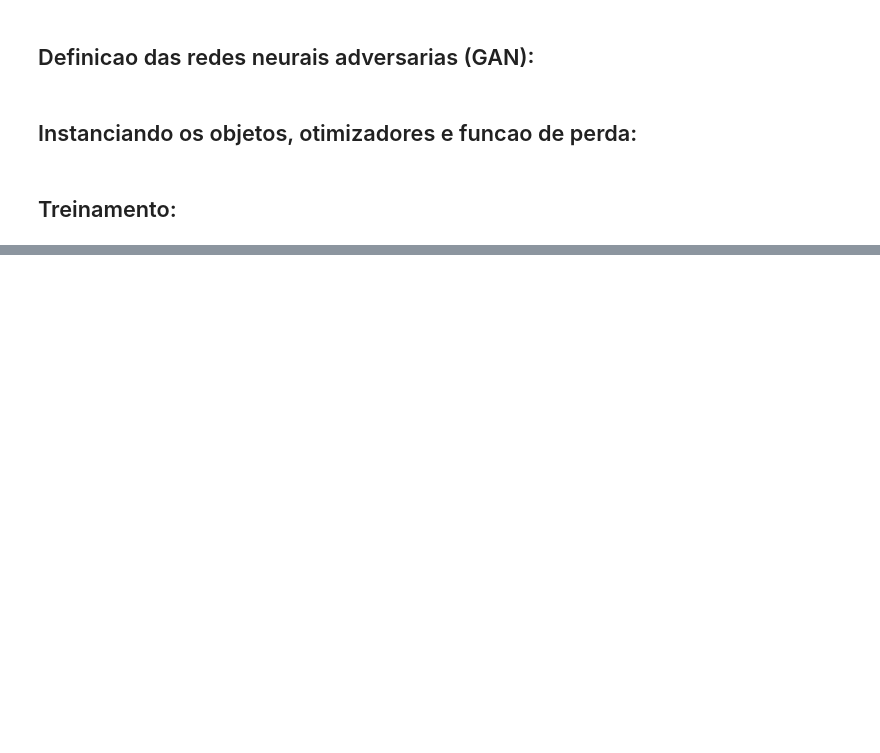
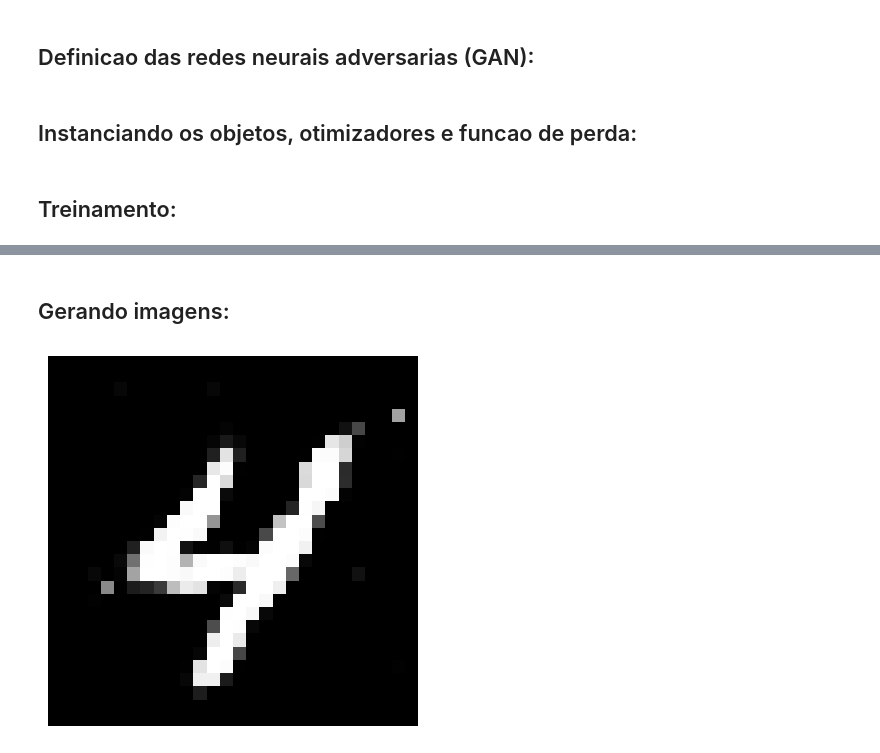
Before and after one commit to FelipeMeiga/tcc, a Jupyter notebook: gan.ipynb, the cells around one changed output, grey strips where cells are left out. Saved outputs shown, nothing was run; the diff lists cells and outputs as text; code cells hidden in the pictures; blank space fills up the shorter version.

```diff
--- a/gan.ipynb
+++ b/gan.ipynb
@@ -150,0 +165,19 @@ ValueError: x and y must have same first dimension, but have shapes (100,) and (
+# %% [markdown]
+## Gerando imagens:
+# %%
+def generate_images(model, device):
+    model.eval()
+    model.load_state_dict(torch.load(f'./epochs_gan/g/g_epoch_200.pth'))
+    with torch.no_grad():
+        z = torch.randn(1, latent_dim).to(device)
+        sample = generator(z).cpu()
+        sample = sample.view(28, 28)
+
+        return sample
+
+sample = generate_images(generator, device)
+plt.imshow(sample, cmap='gray')
+plt.axis('off')
+plt.show()
+# %% [output]
+[figure, added]
```
Also changed, not shown: parts of 2 cells of this notebook, 1 other file.
